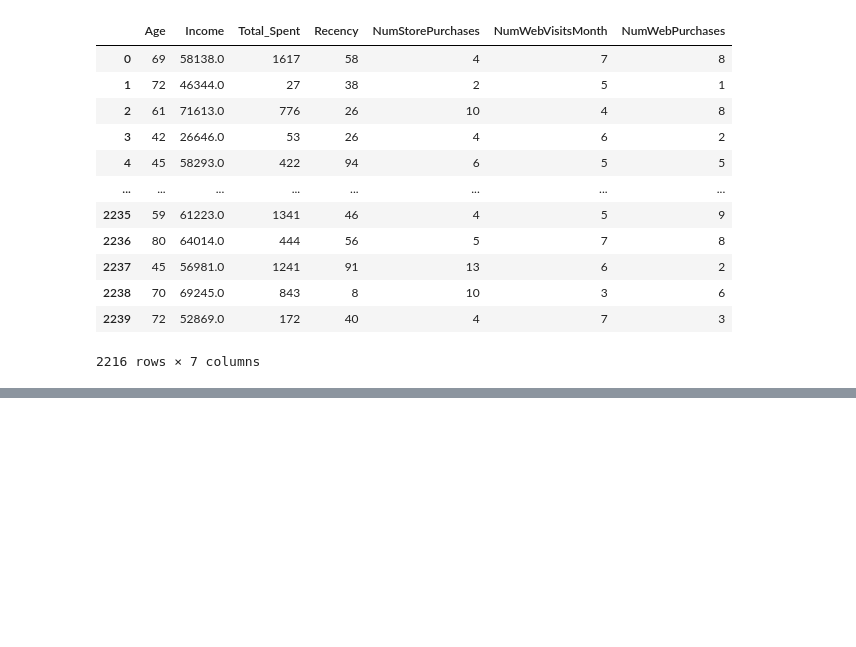
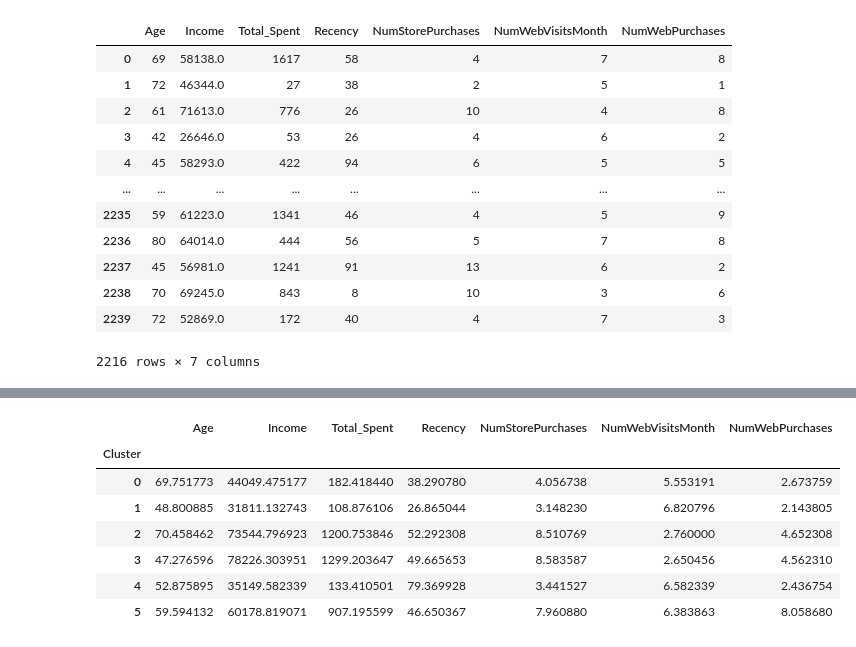
Before and after one commit to mazizbahoo/Python, a Jupyter notebook: Project/analysis_model.ipynb, the cells around one changed output, grey strips where cells are left out. Saved outputs shown, nothing was run; the diff lists cells and outputs as text; code cells hidden in the pictures; blank space fills up the shorter version.

```diff
--- a/Project/analysis_model.ipynb
+++ b/Project/analysis_model.ipynb
@@ -440,0 +500,15 @@ X_scaled = scaler.fit_transform(X)
+# %%
+#Lets analyze this cluster. Mmportant point of project. We are going to create characteristics of the clusters like. Let's say cluster 1 contains the older people with more income and stuff like... We can call cluster summary.
+
+cluster_summary = df.groupby("Cluster")[features].mean()
+# %%
+cluster_summary
+# %% [output]
+|  | Age | Income | Total_Spent | Recency | NumStorePurchases | NumWebVisitsMonth | NumWebPurchases |
+| Cluster |  |  |  |  |  |  |  |
+| 0 | 69.751773 | 44049.475177 | 182.418440 | 38.290780 | 4.056738 | 5.553191 | 2.673759 |
+| 1 | 48.800885 | 31811.132743 | 108.876106 | 26.865044 | 3.148230 | 6.820796 | 2.143805 |
+| 2 | 70.458462 | 73544.796923 | 1200.753846 | 52.292308 | 8.510769 | 2.760000 | 4.652308 |
+| 3 | 47.276596 | 78226.303951 | 1299.203647 | 49.665653 | 8.583587 | 2.650456 | 4.562310 |
+| 4 | 52.875895 | 35149.582339 | 133.410501 | 79.369928 | 3.441527 | 6.582339 | 2.436754 |
+| 5 | 59.594132 | 60178.819071 | 907.195599 | 46.650367 | 7.960880 | 6.383863 | 8.058680 |
```
Also changed, not shown: parts of 18 cells of this notebook, 3 other files.
